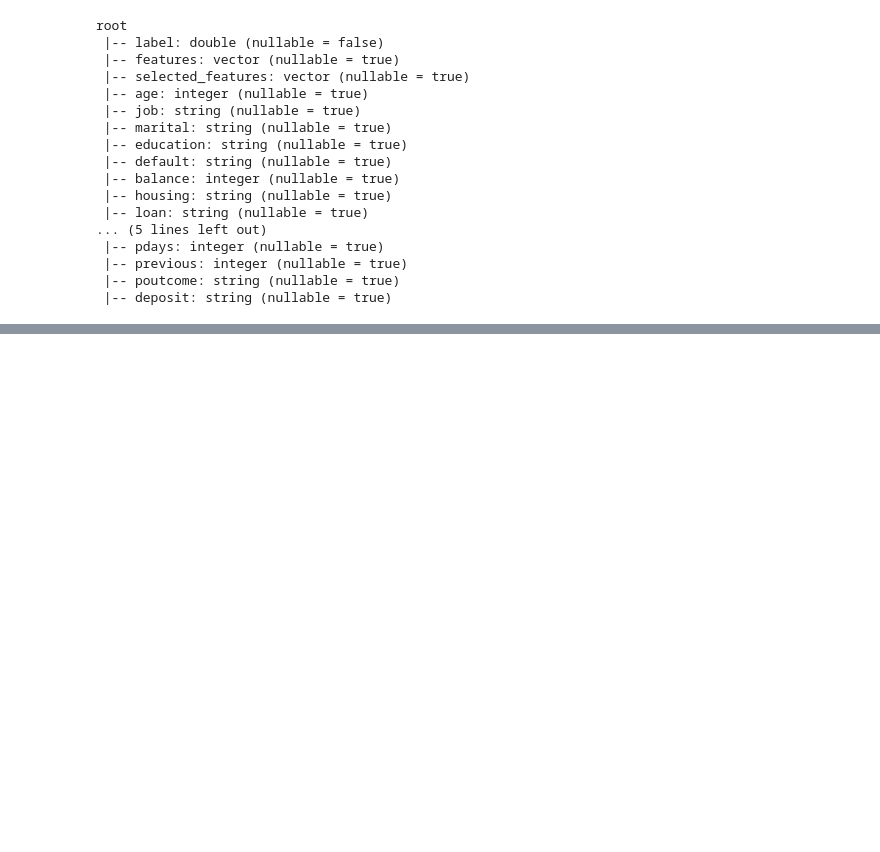
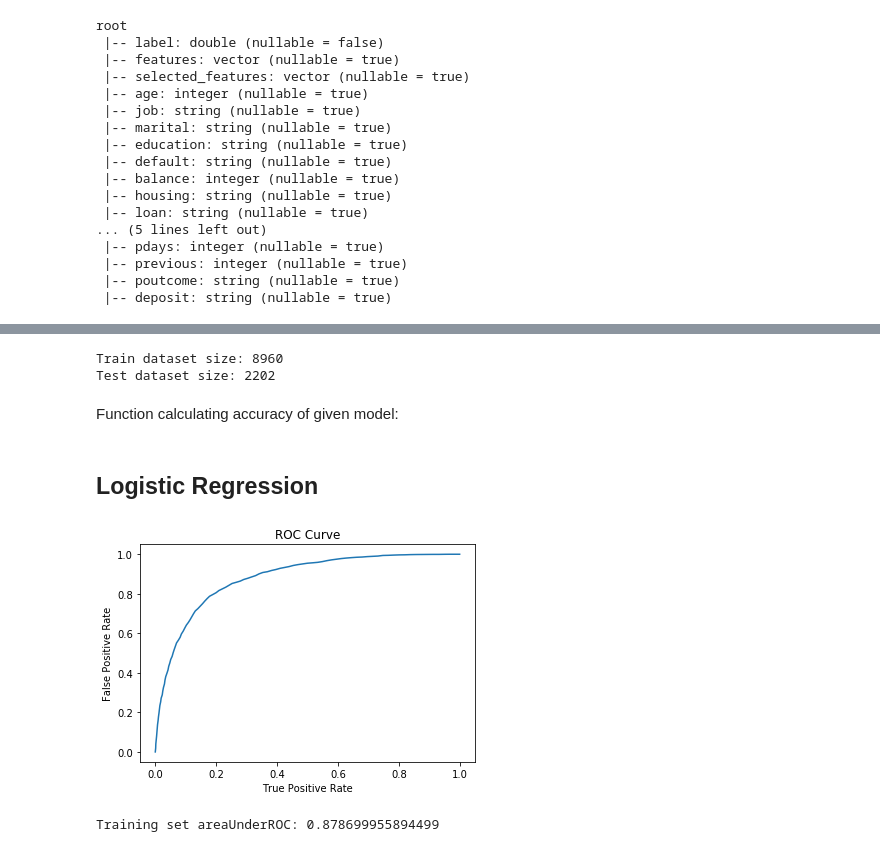
Before and after one commit to wojtek11530/Introduction-to-Big-Data-Analytics, a Jupyter notebook: list_5/BD_list5.ipynb, the cells around one changed output, grey strips where cells are left out. Cells and saved outputs as stored; diff of their text form; code cells hidden in the pictures; blank space fills up the shorter version.

Commit message:
add logistic regression classifier

```diff
--- a/list_5/BD_list5.ipynb
+++ b/list_5/BD_list5.ipynb
@@ -227,0 +235,9 @@ only showing top 5 rows
+# %%
+train, test = bankdata_with_sel_feat.randomSplit([0.80, 0.20], seed = 42)
+print("Train dataset size: " + str(train.count()))
+print("Test dataset size: " + str(test.count()))
+# %% [output]
+Train dataset size: 8960
+Test dataset size: 2202
+# %% [markdown]
+Function calculating accuracy of given model:
@@ -227,0 +249,19 @@ only showing top 5 rows
+# %% [markdown]
+## Logistic Regression
+# %%
+lr = LogisticRegression(featuresCol='selected_features',
+                        labelCol='label',
+                        maxIter=10,
+                        regParam=0.3)
+lr_model = lr.fit(train)
+# %%
+roc = lr_model.summary.roc.toPandas()
+plt.plot(roc['FPR'],roc['TPR'])
+plt.ylabel('False Positive Rate')
+plt.xlabel('True Positive Rate')
+plt.title('ROC Curve')
+plt.show()
+print('Training set areaUnderROC: ' + str(lr_model.summary.areaUnderROC))
+# %% [output]
+[figure, added]
+Training set areaUnderROC: 0.878699955894499
```
Also changed, not shown: parts of 11 cells of this notebook.
